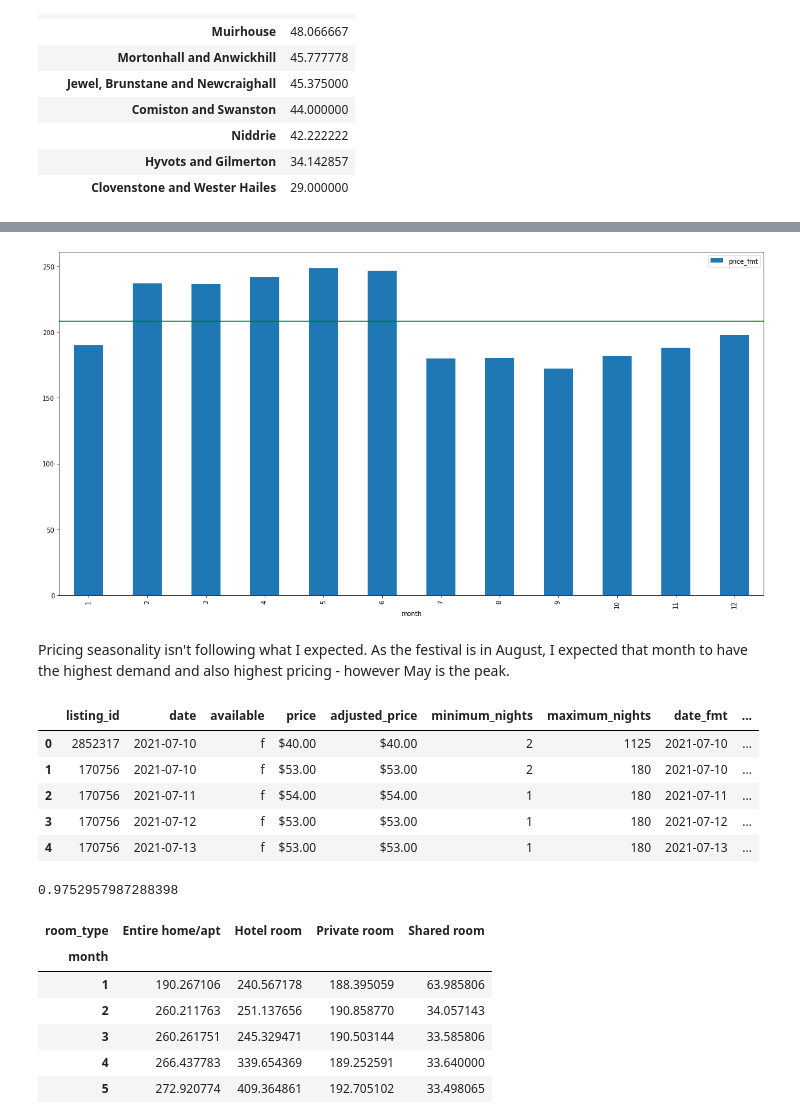
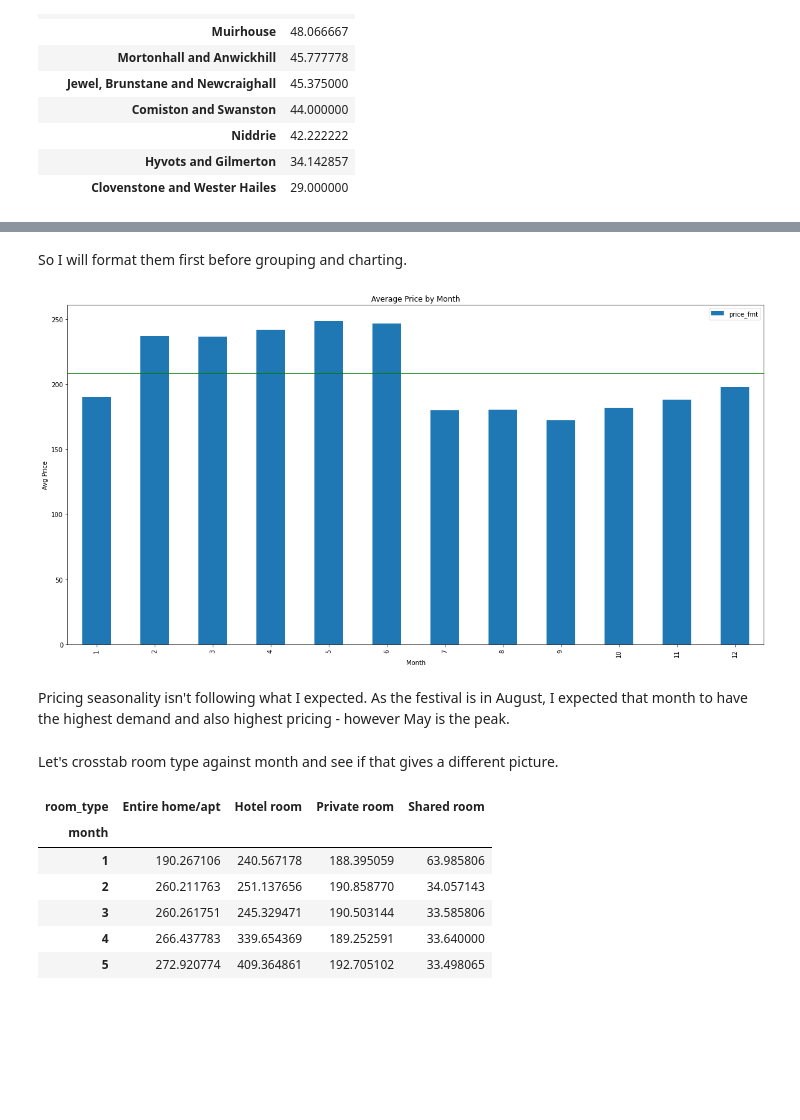
Before and after one commit to jennymcphail/project-1-blog-post, a Jupyter notebook: Edinburgh_AirBNB.ipynb, the cells around one changed output, grey strips where cells are left out. Cells and saved outputs as stored; diff of their text form; code cells hidden in the pictures; blank space fills up the shorter version.

```diff
--- a/Edinburgh_AirBNB.ipynb
+++ b/Edinburgh_AirBNB.ipynb
@@ -330,24 +373,19 @@ dtype: object
+# %% [markdown]
+So I will format them first before grouping and charting.
 # %%
 df_cal['date_fmt'] = pd.to_datetime(df_cal['date'],errors='coerce')# add formatted date field
 df_cal['price_fmt'] = pd.to_numeric(df_cal['price'].str.replace('$','').str.replace(',','')) # add formatted price field
-df_cal['month'] = df_cal['date_fmt'].dt.month # add month to group by
-#seasonality = df_cal[df_cal['available']=='t'].groupby('month_year').agg({'listing_id':'count','price_fmt':'mean'})# group and get volumes and avg price by month
-seasonality = df_cal.groupby('month').agg({'listing_id':'count','price_fmt':'mean'})# group and get volumes and avg price by month
-#dt.to_period('M').dt.to_timestamp()  - this sets to month start, but July is spread over two years, 2021 and 2022
+df_cal['month_num'] = df_cal['date_fmt'].dt.month # add month to group by
+seasonality = df_cal.groupby('month_num').agg({'listing_id':'count','price_fmt':'mean'})# group and get volumes and avg price by months
+seasonality.reset_index(drop=False, inplace=True)
 # %%
-seasonality.plot(x='month', y='price_fmt', kind='bar',figsize=(20,10))
+seasonality.plot(x='month_num', y='price_fmt', kind='bar',figsize=(20,10))
 plt.axhline(y=seasonality['price_fmt'].mean(),color='green')# add a line to show the average
+plt.title('Average Price by Month')
+plt.xlabel('Month')
+plt.ylabel('Avg Price')
 plt.show()
 # %% [output]
-[figure, old version]
+[figure, new version]
 # %% [markdown]
 Pricing seasonality isn't following what I expected. As the festival is in August, I expected that month to have the highest demand and also highest pricing - however May is the peak.
-# %%
-df_cal.head()
-# %% [output]
-|  | listing_id | date | available | price | adjusted_price | minimum_nights | maximum_nights | date_fmt | ... |
-| 0 | 2852317 | 2021-07-10 | f | $40.00 | $40.00 | 2 | 1125 | 2021-07-10 | ... |
-| 1 | 170756 | 2021-07-10 | f | $53.00 | $53.00 | 2 | 180 | 2021-07-10 | ... |
-| 2 | 170756 | 2021-07-11 | f | $54.00 | $54.00 | 1 | 180 | 2021-07-11 | ... |
-| 3 | 170756 | 2021-07-12 | f | $53.00 | $53.00 | 1 | 180 | 2021-07-12 | ... |
-| 4 | 170756 | 2021-07-13 | f | $53.00 | $53.00 | 1 | 180 | 2021-07-13 | ... |
@@ -356,5 +392,3 @@ check = df_cal['price']==df_cal['adjusted_price']
-# %%
-check.sum()/df_cal.shape[0] # I wonder what adjusted price is? 98% of time it is the same as price, but not always...
-# %% [output]
-0.9752957987288398
+# %% [markdown]
+Let's crosstab room type against month and see if that gives a different picture.
 # %%
```
Also changed, not shown: parts of 138 cells of this notebook, 1 other file.
